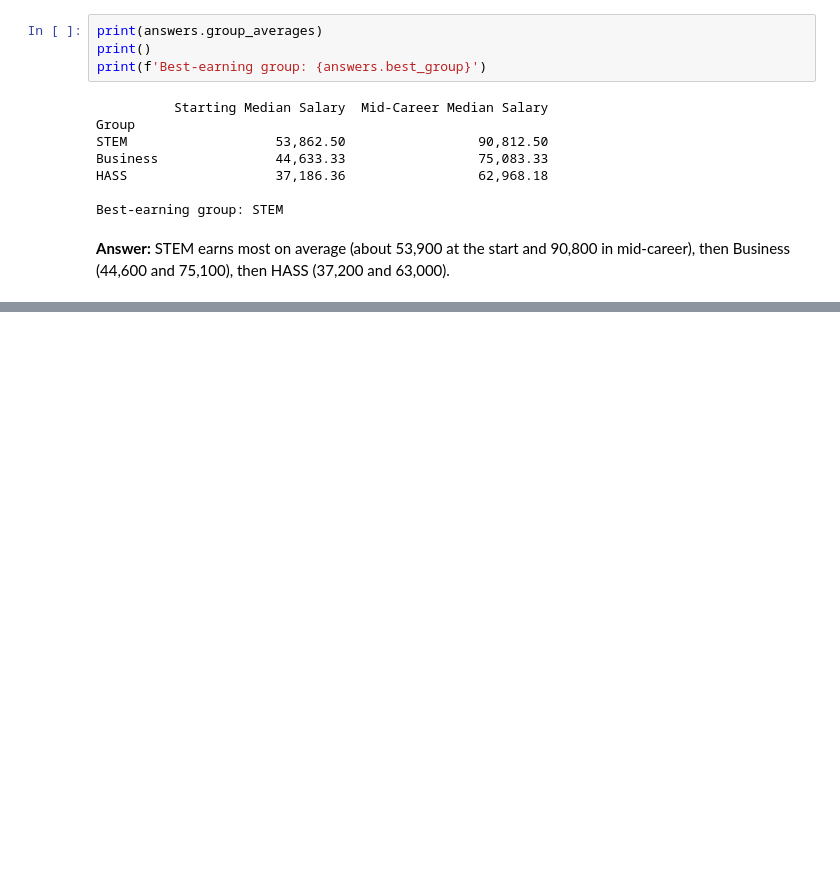
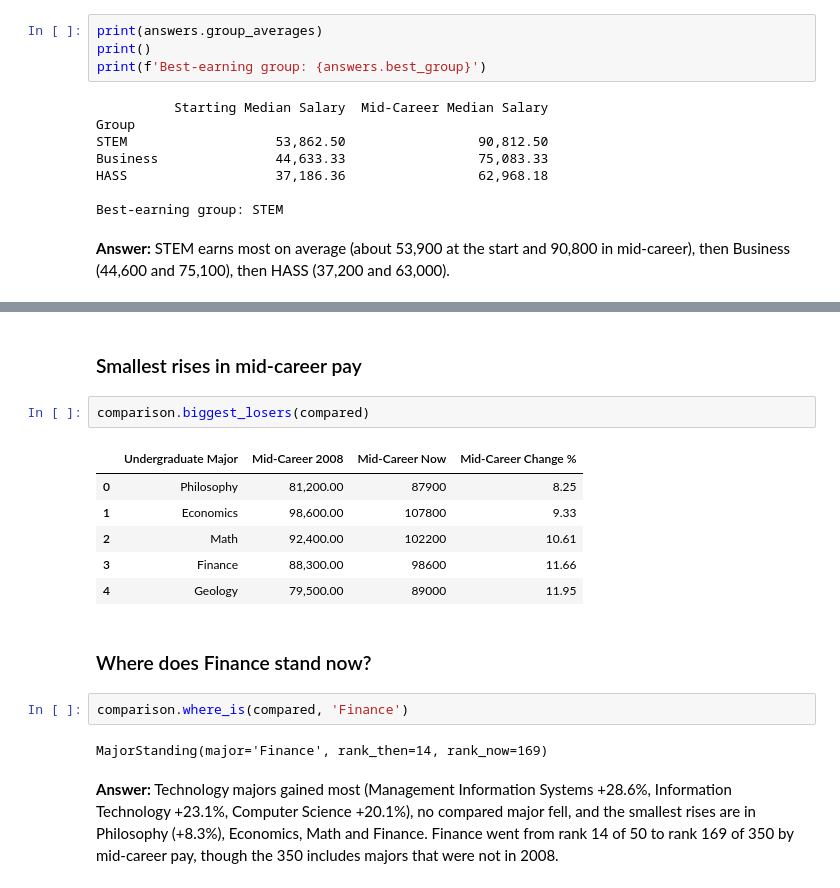
Before and after one commit to Tirsvad-Udemy-100-days-of-code/072-data-exploration-with-pandas, a Jupyter notebook: notebooks/day_72_data_exploration.ipynb, the cells around one changed output, grey strips where cells are left out. Cells and saved outputs as stored; diff of their text form; blank space fills up the shorter version.

```diff
--- a/notebooks/day_72_data_exploration.ipynb
+++ b/notebooks/day_72_data_exploration.ipynb
@@ -268,0 +297,19 @@ Best-earning group: STEM
+# %% [markdown]
+### Smallest rises in mid-career pay
+# %%
+comparison.biggest_losers(compared)
+# %% [output]
+|  | Undergraduate Major | Mid-Career 2008 | Mid-Career Now | Mid-Career Change % |
+| 0 | Philosophy | 81,200.00 | 87900 | 8.25 |
+| 1 | Economics | 98,600.00 | 107800 | 9.33 |
+| 2 | Math | 92,400.00 | 102200 | 10.61 |
+| 3 | Finance | 88,300.00 | 98600 | 11.66 |
+| 4 | Geology | 79,500.00 | 89000 | 11.95 |
+# %% [markdown]
+### Where does Finance stand now?
+# %%
+comparison.where_is(compared, 'Finance')
+# %% [output]
+MajorStanding(major='Finance', rank_then=14, rank_now=169)
+# %% [markdown]
+**Answer:** Technology majors gained most (Management Information Systems +28.6%, Information Technology +23.1%, Computer Science +20.1%), no compared major fell, and the smallest rises are in Philosophy (+8.3%), Economics, Math and Finance. Finance went from rank 14 of 50 to rank 169 of 350 by mid-career pay, though the 350 includes majors that were not in 2008.
```
Also changed, not shown: parts of 5 cells of this notebook, 24 other files.
